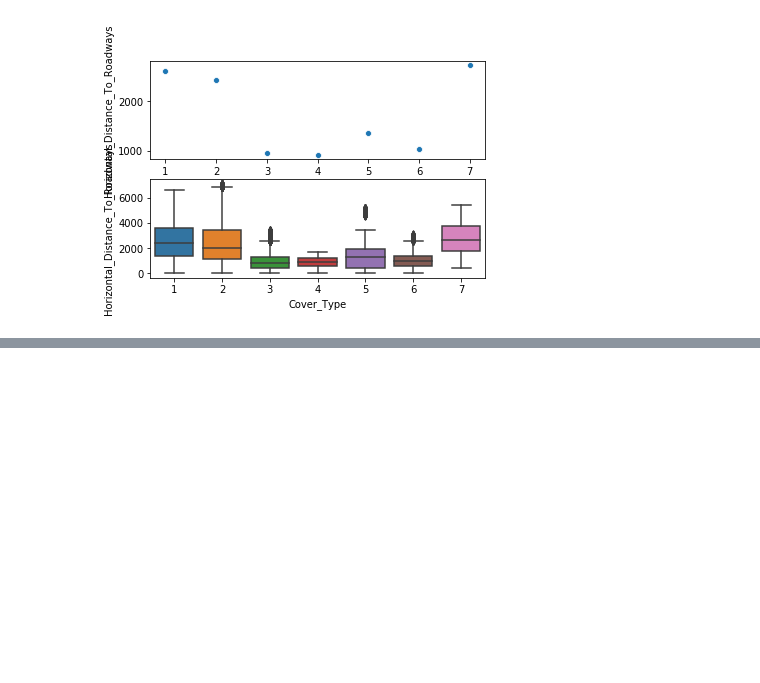
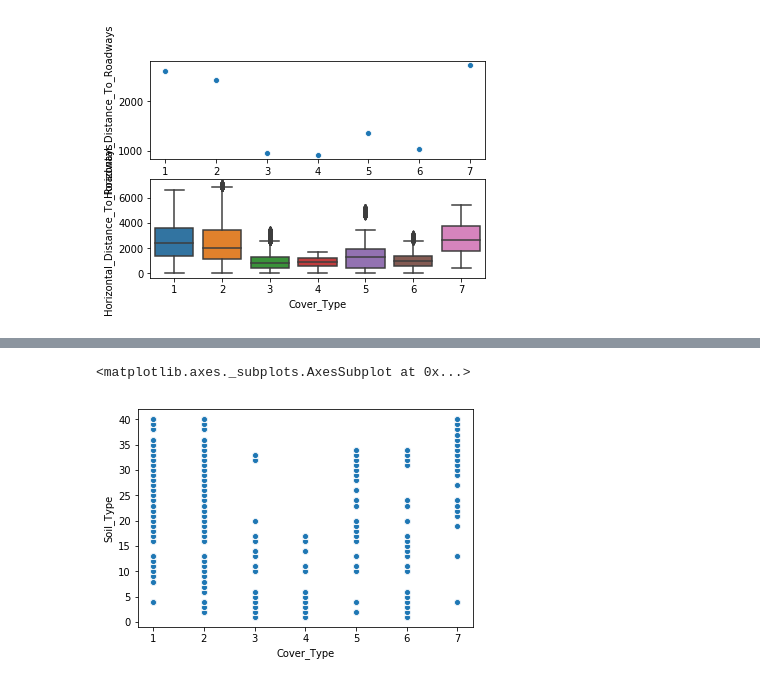
Before and after one commit to Greg-S-12/Tree-Cover-Classification-Project, a Jupyter notebook: EDA_greg.ipynb, the cells around one changed output, grey strips where cells are left out. Saved outputs shown, nothing was run; the diff lists cells and outputs as text; code cells hidden in the pictures; blank space fills up the shorter version.

Commit message:
More visualizations and starting PCA

```diff
--- a/EDA_greg.ipynb
+++ b/EDA_greg.ipynb
@@ -22,4 +19,0 @@ soil_columns = df.iloc[:,range(-42,-2)].columns
-# %%
-for col in soil_columns:
-    ting = df.loc[df[col]==1,:]
-df_Soil_Type2
@@ -27,0 +20,9 @@ SyntaxError: can't assign to function call (<ipython-input-95-8bd60a4fe7c6>, lin
+# %%
+soil_columns = df.iloc[:,range(-42,-2)].columns
+soil_columns_list = list(soil_columns)
+
+iteration=-1
+
+for col in soil_columns:
+    iteration+=1
+    soil_columns_list[iteration] = df.loc[df[col]==1,:]
@@ -27,0 +59,14 @@ SyntaxError: can't assign to function call (<ipython-input-95-8bd60a4fe7c6>, lin
+# %%
+df_no_dummies = pd.concat(soil_columns_list).reset_index()
+df_no_dummies = df_no_dummies.drop(columns=['index','Soil_Type1', 'Soil_Type2',
+       'Soil_Type3', 'Soil_Type4', 'Soil_Type5', 'Soil_Type6', 'Soil_Type7',
+       'Soil_Type8', 'Soil_Type9', 'Soil_Type10', 'Soil_Type11', 'Soil_Type12',
+       'Soil_Type13', 'Soil_Type14', 'Soil_Type15', 'Soil_Type16',
+       'Soil_Type17', 'Soil_Type18', 'Soil_Type19', 'Soil_Type20',
+       'Soil_Type21', 'Soil_Type22', 'Soil_Type23', 'Soil_Type24',
+       'Soil_Type25', 'Soil_Type26', 'Soil_Type27', 'Soil_Type28',
+       'Soil_Type29', 'Soil_Type30', 'Soil_Type31', 'Soil_Type32',
+       'Soil_Type33', 'Soil_Type34', 'Soil_Type35', 'Soil_Type36',
+       'Soil_Type37', 'Soil_Type38', 'Soil_Type39', 'Soil_Type40'])
+
+df_no_dummies
@@ -121,3 +185,6 @@ sns.boxplot(data=df,x=df.Cover_Type,y="Horizontal_Distance_To_Roadways",ax=axes[
 # %% [output]
 <matplotlib.axes._subplots.AxesSubplot at 0x...>
 [figure]
+# %%
+df = df_no_dummies
+df.head()
@@ -123,0 +198,5 @@ sns.boxplot(data=df,x=df.Cover_Type,y="Horizontal_Distance_To_Roadways",ax=axes[
+# %%
+sns.scatterplot(data=df,y='Soil_Type',x='Cover_Type')
+# %% [output]
+<matplotlib.axes._subplots.AxesSubplot at 0x...>
+[figure, added]
```
Also changed, not shown: parts of 8 cells of this notebook.
